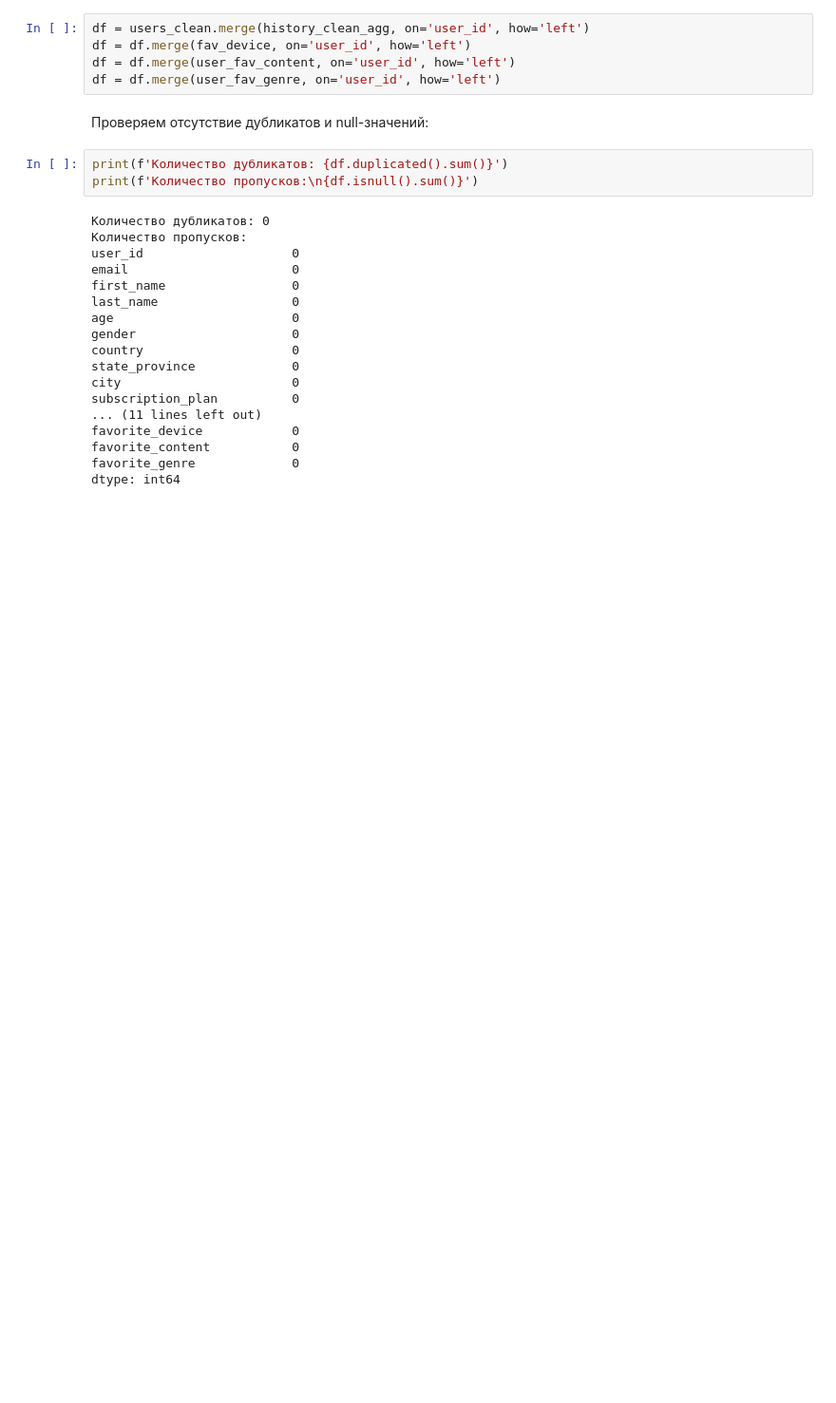
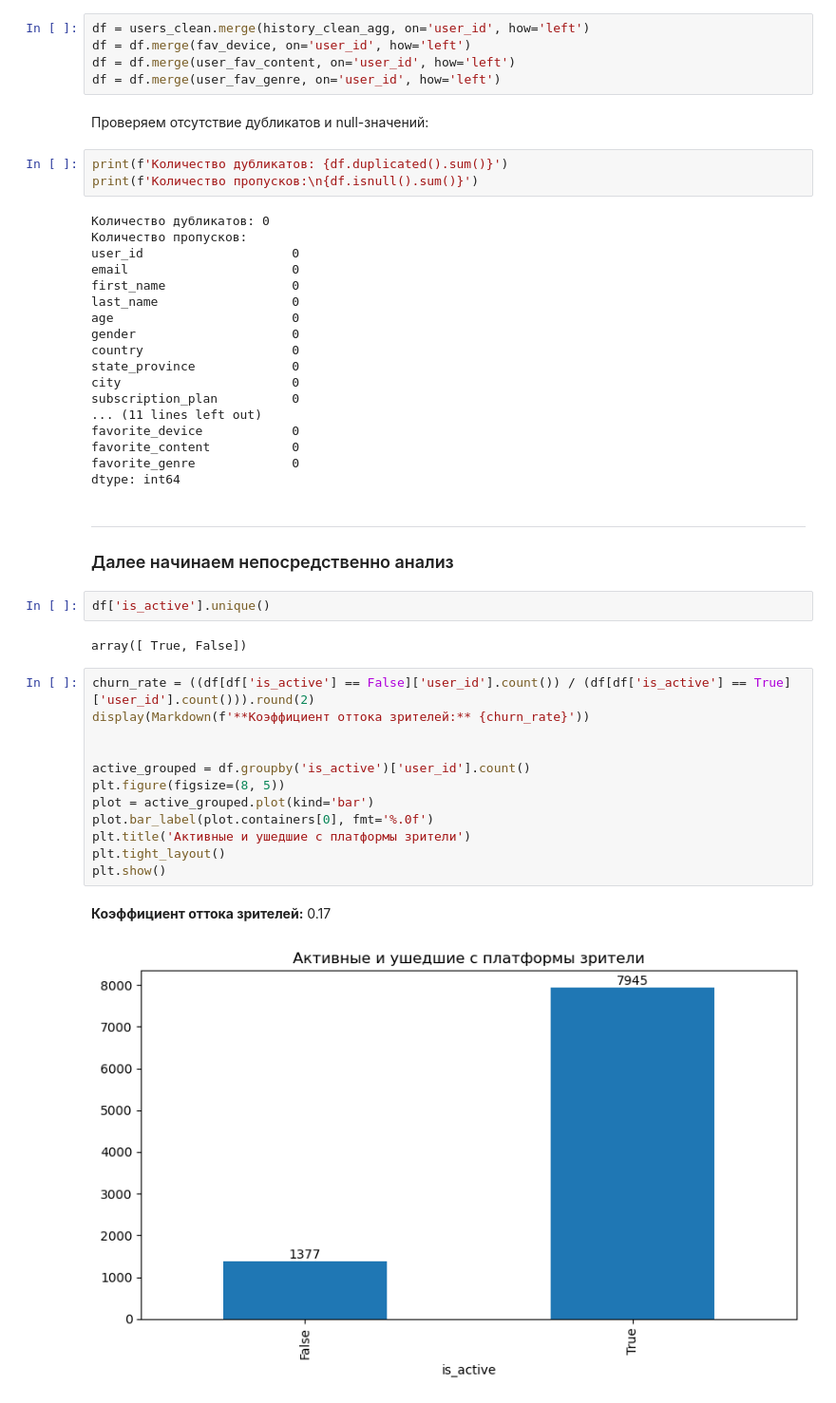
Before and after one commit to rouch314/netflix-users-behavior-analysis, a Jupyter notebook: netflix-analysis.ipynb, the cells around one changed output. Shown at 95% size. Drawn from its saved outputs; the diff is of its cells as text; blank space fills up the shorter version.

Commit message:
Посчитан churn rate

```diff
--- a/netflix-analysis.ipynb
+++ b/netflix-analysis.ipynb
@@ -831,3 +831,25 @@ favorite_device            0
 favorite_content           0
 favorite_genre             0
 dtype: int64
+# %% [markdown]
+---
+### Далее начинаем непосредственно анализ
+# %%
+df['is_active'].unique()
+# %% [output]
+array([ True, False])
+# %%
+churn_rate = ((df[df['is_active'] == False]['user_id'].count()) / (df[df['is_active'] == True]['user_id'].count())).round(2)
+display(Markdown(f'**Коэффициент оттока зрителей:** {churn_rate}'))
+
+
+active_grouped = df.groupby('is_active')['user_id'].count()
+plt.figure(figsize=(8, 5))
+plot = active_grouped.plot(kind='bar')
+plot.bar_label(plot.containers[0], fmt='%.0f')
+plt.title('Активные и ушедшие с платформы зрители')
+plt.tight_layout()
+plt.show()
+# %% [output]
+**Коэффициент оттока зрителей:** 0.17
+[figure, added]
```
Also changed, not shown: parts of 2 cells of this notebook.
